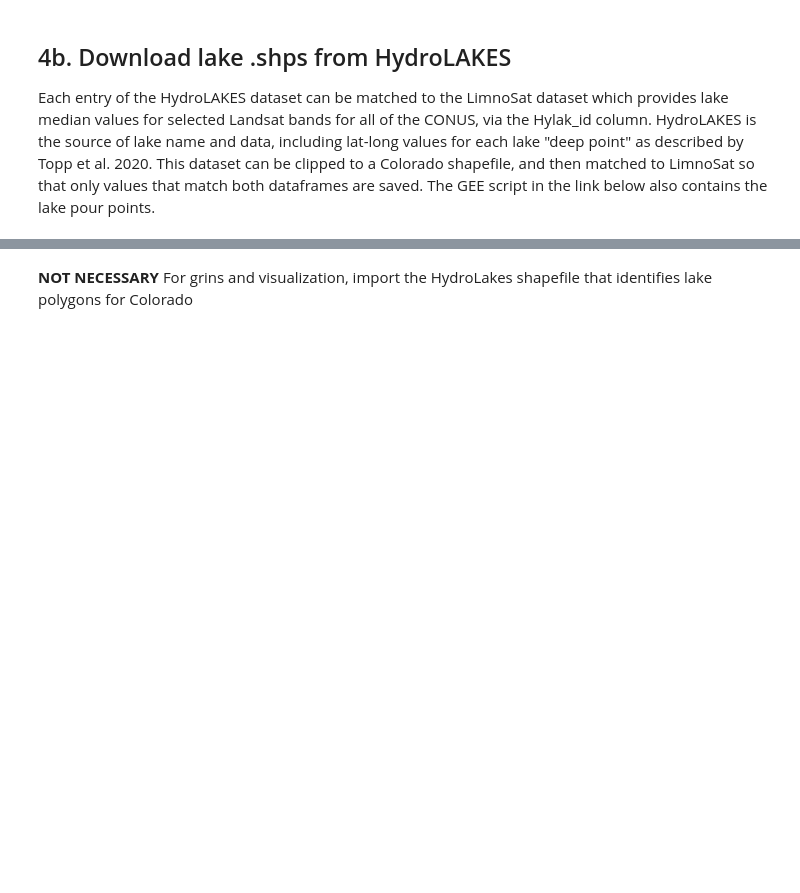
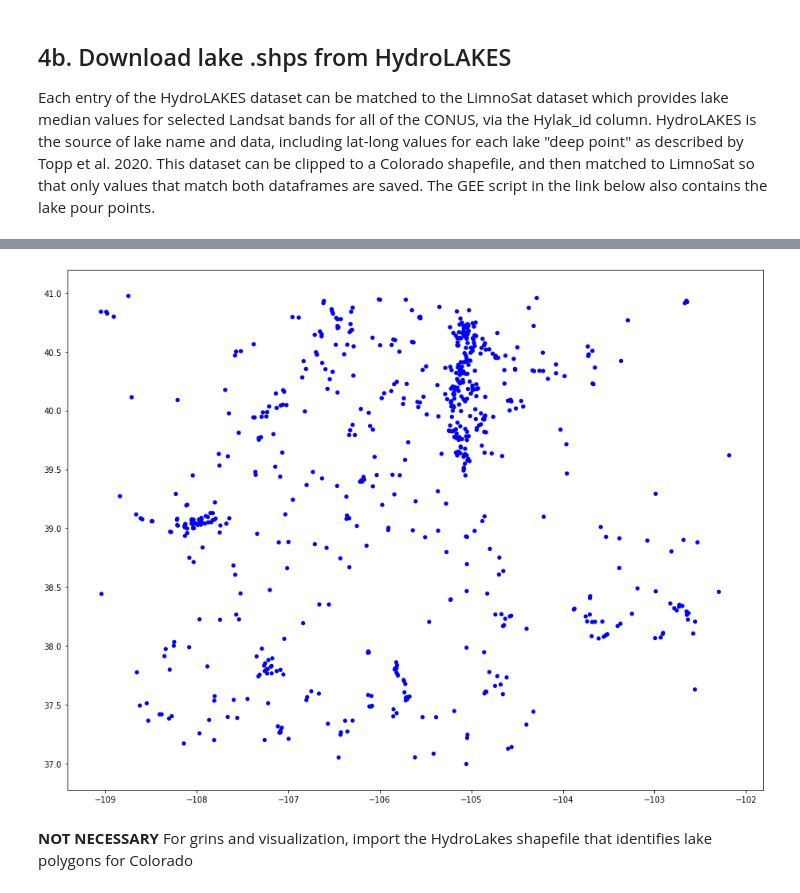
Before and after one commit to earthlab-education/ea-2021-final-project-wildfire_lake_productivity, a Jupyter notebook: 01_download_clip_merge.ipynb, the cells around one changed output, grey strips where cells are left out. Saved outputs shown, nothing was run; the diff lists cells and outputs as text; code cells hidden in the pictures; blank space fills up the shorter version.

```diff
--- a/01_download_clip_merge.ipynb
+++ b/01_download_clip_merge.ipynb
@@ -130,3 +148,10 @@ Projection of dataframe: +init=epsg:32613 +type=crs
+# %%
+fig, ax = plt.subplots(figsize=(16, 12))
+
+hydro_points['geometry'].plot(ax=ax,
+                color='blue');
+# %% [output]
+[figure, added]
 # %% [markdown]
 **NOT NECESSARY** For grins and visualization, import the HydroLakes shapefile that identifies lake polygons for Colorado
 # %%
```
Also changed, not shown: parts of 52 cells of this notebook, 2 other files.
